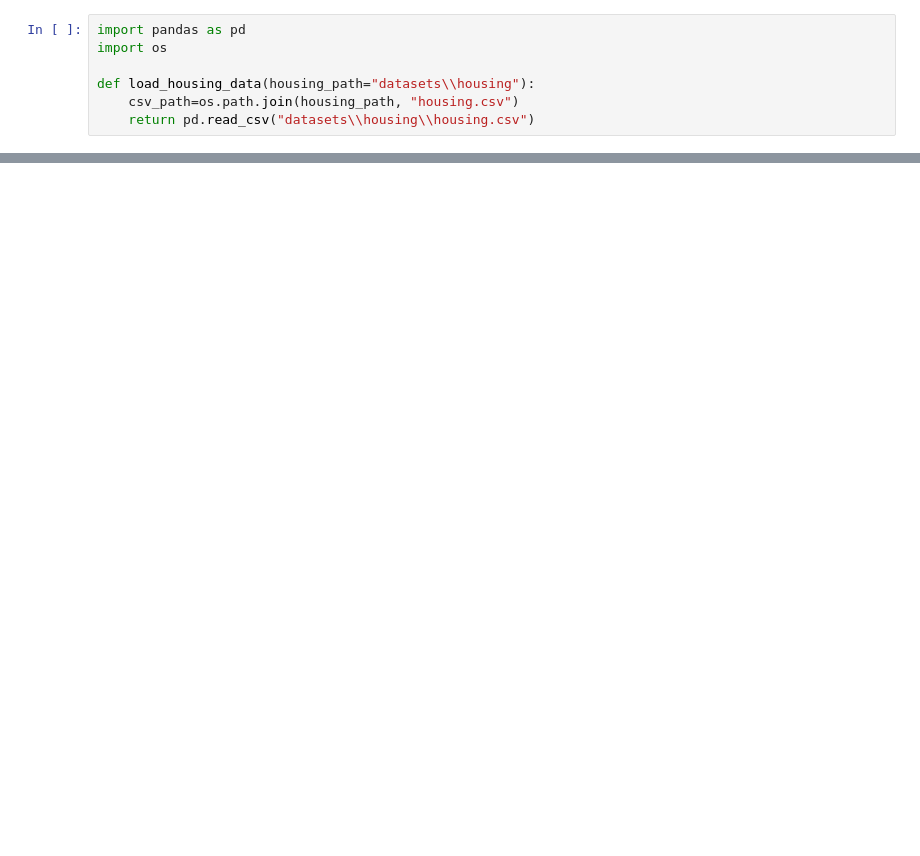
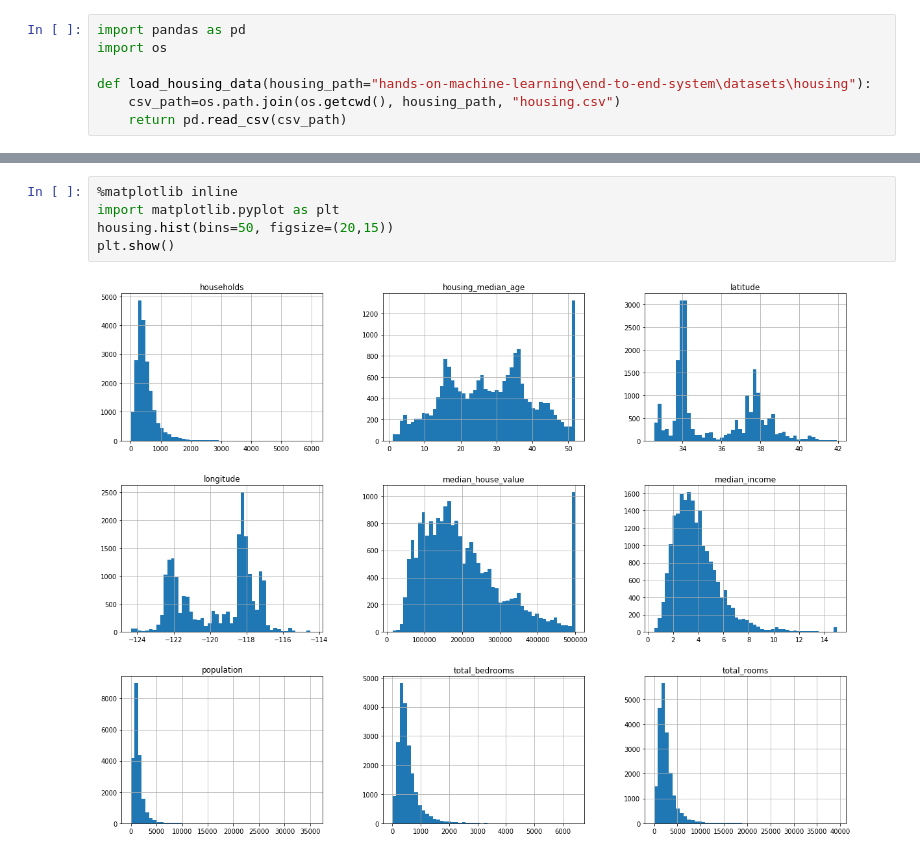
Before and after one commit to xuchongfeng/learn_machine_learning, a Jupyter notebook: hands-on-machine-learning/end-to-end-system/example.ipynb, the cells around one changed output, grey strips where cells are left out. Drawn from its saved outputs; the diff is of its cells as text; blank space fills up the shorter version.

```diff
--- a/hands-on-machine-learning/end-to-end-system/example.ipynb
+++ b/hands-on-machine-learning/end-to-end-system/example.ipynb
@@ -2,9 +2,9 @@
 import pandas as pd
 import os
 
-def load_housing_data(housing_path="datasets\\housing"):
-    csv_path=os.path.join(housing_path, "housing.csv")
-    return pd.read_csv("datasets\\housing\\housing.csv")
+def load_housing_data(housing_path="hands-on-machine-learning\end-to-end-system\datasets\housing"):
+    csv_path=os.path.join(os.getcwd(), housing_path, "housing.csv")
+    return pd.read_csv(csv_path)
 # %%
 housing = load_housing_data()
 housing.head()
@@ -12,0 +59,7 @@ FileNotFoundError: File b'datasets\\housing\\housing.csv' does not exist
+# %%
+%matplotlib inline
+import matplotlib.pyplot as plt
+housing.hist(bins=50, figsize=(20,15))
+plt.show()
+# %% [output]
+[figure, added]
```
Also changed, not shown: parts of 6 cells of this notebook.
